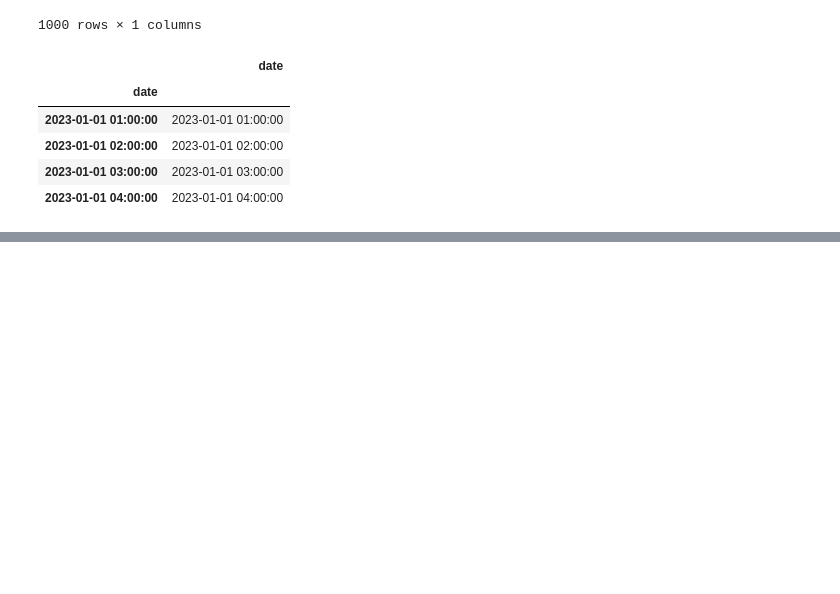
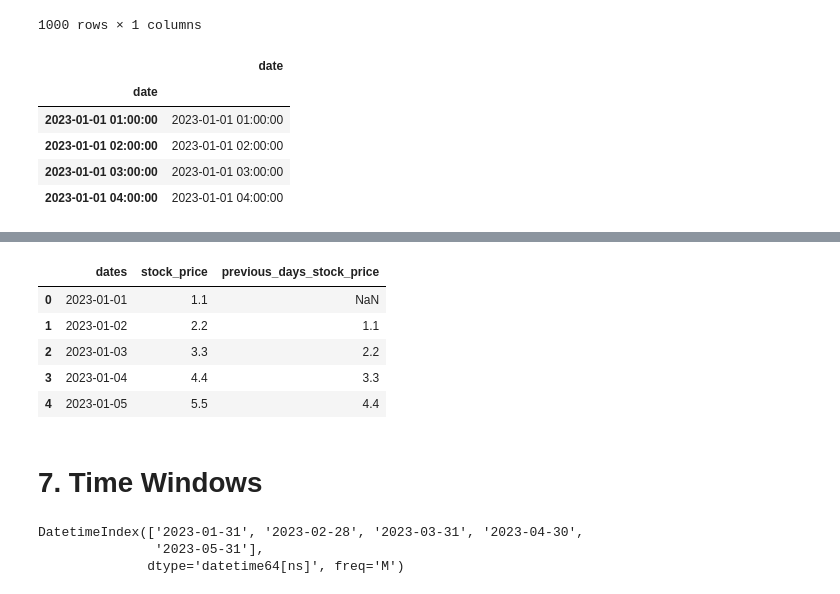
Before and after one commit to thegeekcat/learn-to-code, a Jupyter notebook: python/image-processing/Image Data Pre-Processing - 04. Time.ipynb, the cells around one changed output, grey strips where cells are left out. Saved outputs shown, nothing was run; the diff lists cells and outputs as text; code cells hidden in the pictures; blank space fills up the shorter version.

```diff
--- a/python/image-processing/Image Data Pre-Processing - 04. Time.ipynb
+++ b/python/image-processing/Image Data Pre-Processing - 04. Time.ipynb
@@ -189,0 +281,6 @@ temp
+# %%
+# Generate data
+dateframe['dates'] = pd.date_range('2023-01-01', periods=5, freq='D')
+dateframe['stock_price'] = [1.1, 2.2, 3.3, 4.4, 5.5]
+
+dateframe
@@ -189,0 +294,14 @@ temp
+# %%
+# Create a column to get data from next row
+dateframe['previous_days_stock_price'] = dateframe['stock_price'].shift(1)
+
+dateframe
+# %% [output]
+|  | dates | stock_price | previous_days_stock_price |
+| 0 | 2023-01-01 | 1.1 | NaN |
+| 1 | 2023-01-02 | 2.2 | 1.1 |
+| 2 | 2023-01-03 | 3.3 | 2.2 |
+| 3 | 2023-01-04 | 4.4 | 3.3 |
+| 4 | 2023-01-05 | 5.5 | 4.4 |
+# %% [markdown]
+# 7. Time Windows
@@ -189,0 +311,9 @@ temp
+# %%
+# Generate data
+time_index = pd.date_range('2023-01-01', periods=5, freq='M')
+
+time_index
+# %% [output]
+DatetimeIndex(['2023-01-31', '2023-02-28', '2023-03-31', '2023-04-30',
+               '2023-05-31'],
+              dtype='datetime64[ns]', freq='M')
```
Also changed, not shown: parts of 25 cells of this notebook.
